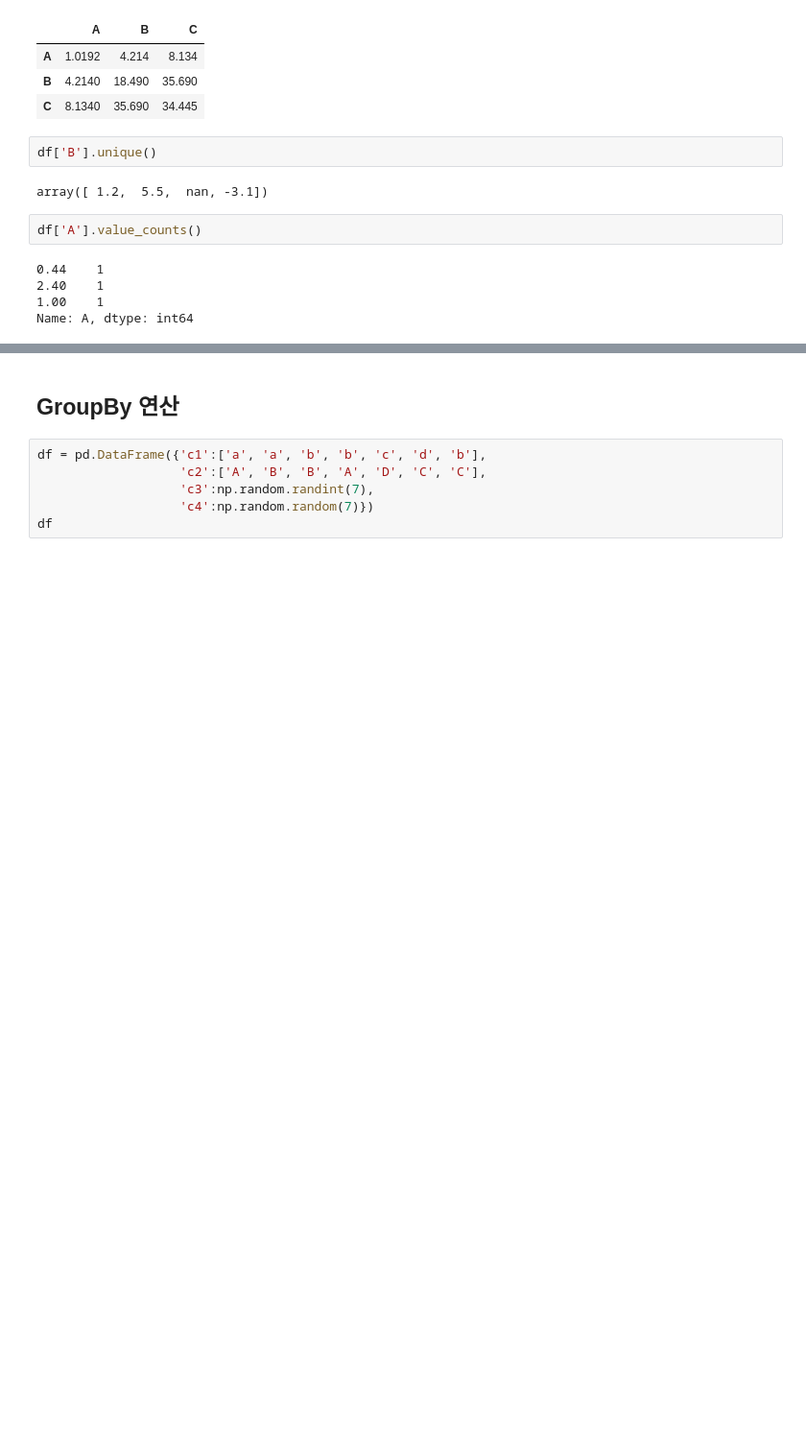
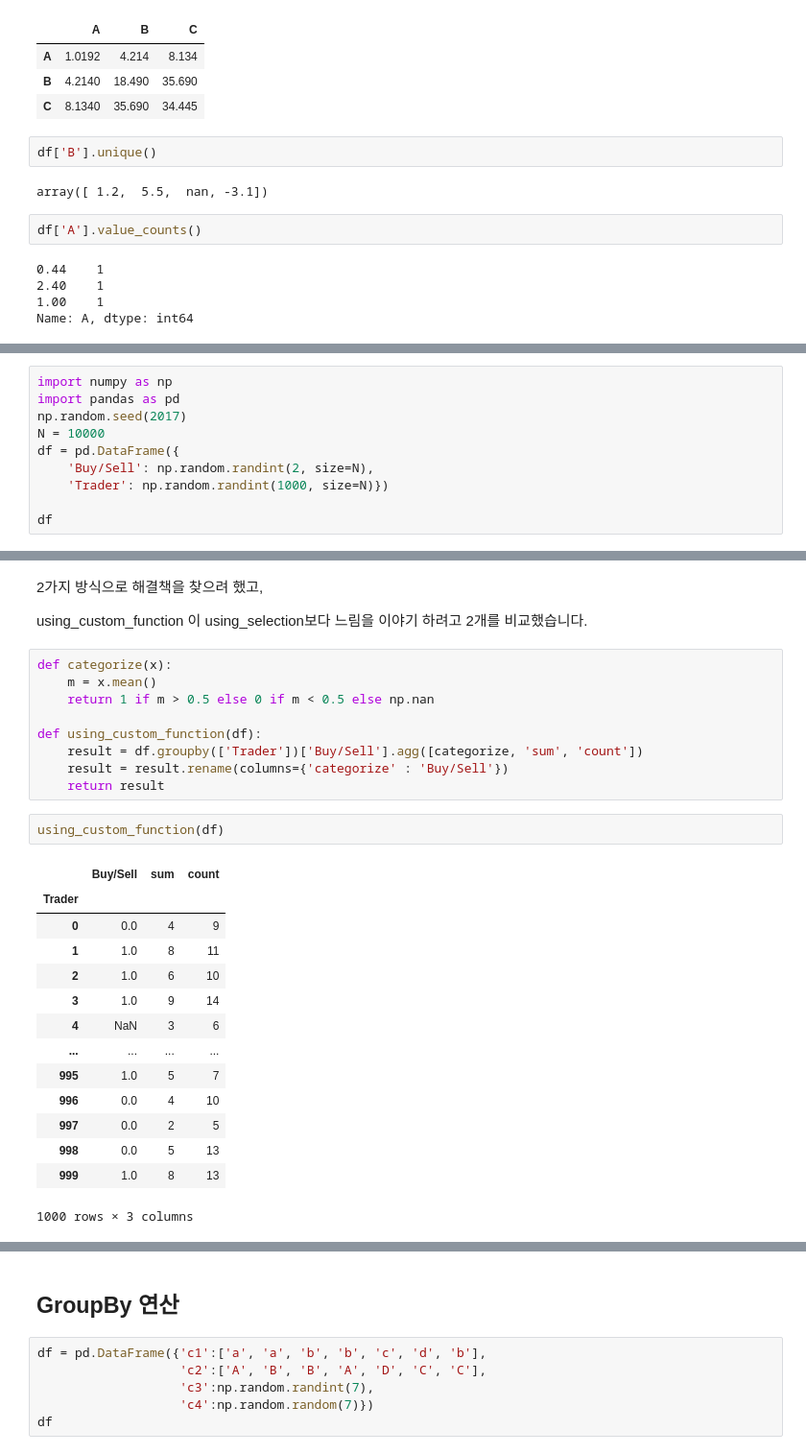
Before and after one commit to SeWonKwon/Pandas-Numpy, a Jupyter notebook: A13_Pandas Groupby, Aggregation, Pivot, Category.ipynb, the cells around one changed output, grey strips where cells are left out. Shown: that part at 96% size. Cells and saved outputs as stored; diff of their text form; blank space fills up the shorter version.

```diff
--- a/A13_Pandas Groupby, Aggregation, Pivot, Category.ipynb
+++ b/A13_Pandas Groupby, Aggregation, Pivot, Category.ipynb
@@ -226,0 +263,10 @@ Name: A, dtype: int64
+# %%
+import numpy as np
+import pandas as pd
+np.random.seed(2017)
+N = 10000
+df = pd.DataFrame({
+    'Buy/Sell': np.random.randint(2, size=N),
+    'Trader': np.random.randint(1000, size=N)})
+
+df
@@ -226,0 +287,30 @@ Name: A, dtype: int64
+# %% [markdown]
+2가지 방식으로 해결책을 찾으려 했고,
+
+using_custom_function 이 using_selection보다 느림을 이야기 하려고 2개를 비교했습니다.
+# %%
+def categorize(x):
+    m = x.mean()
+    return 1 if m > 0.5 else 0 if m < 0.5 else np.nan
+
+def using_custom_function(df):
+    result = df.groupby(['Trader'])['Buy/Sell'].agg([categorize, 'sum', 'count'])
+    result = result.rename(columns={'categorize' : 'Buy/Sell'})
+    return result
+# %%
+using_custom_function(df)
+# %% [output]
+|  | Buy/Sell | sum | count |
+| Trader |  |  |  |
+| 0 | 0.0 | 4 | 9 |
+| 1 | 1.0 | 8 | 11 |
+| 2 | 1.0 | 6 | 10 |
+| 3 | 1.0 | 9 | 14 |
+| 4 | NaN | 3 | 6 |
+| ... | ... | ... | ... |
+| 995 | 1.0 | 5 | 7 |
+| 996 | 0.0 | 4 | 10 |
+| 997 | 0.0 | 2 | 5 |
+| 998 | 0.0 | 5 | 13 |
+| 999 | 1.0 | 8 | 13 |
+1000 rows × 3 columns
```
Also changed, not shown: parts of 36 cells of this notebook, 3 other files.
